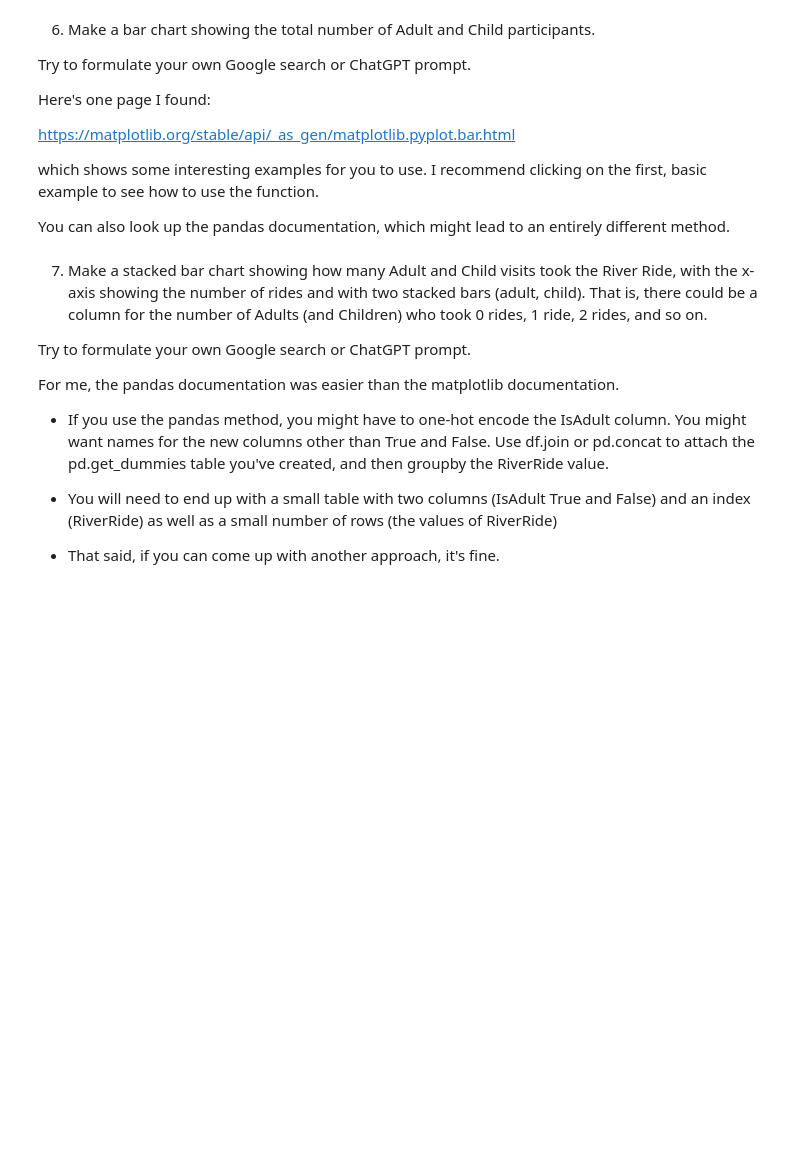
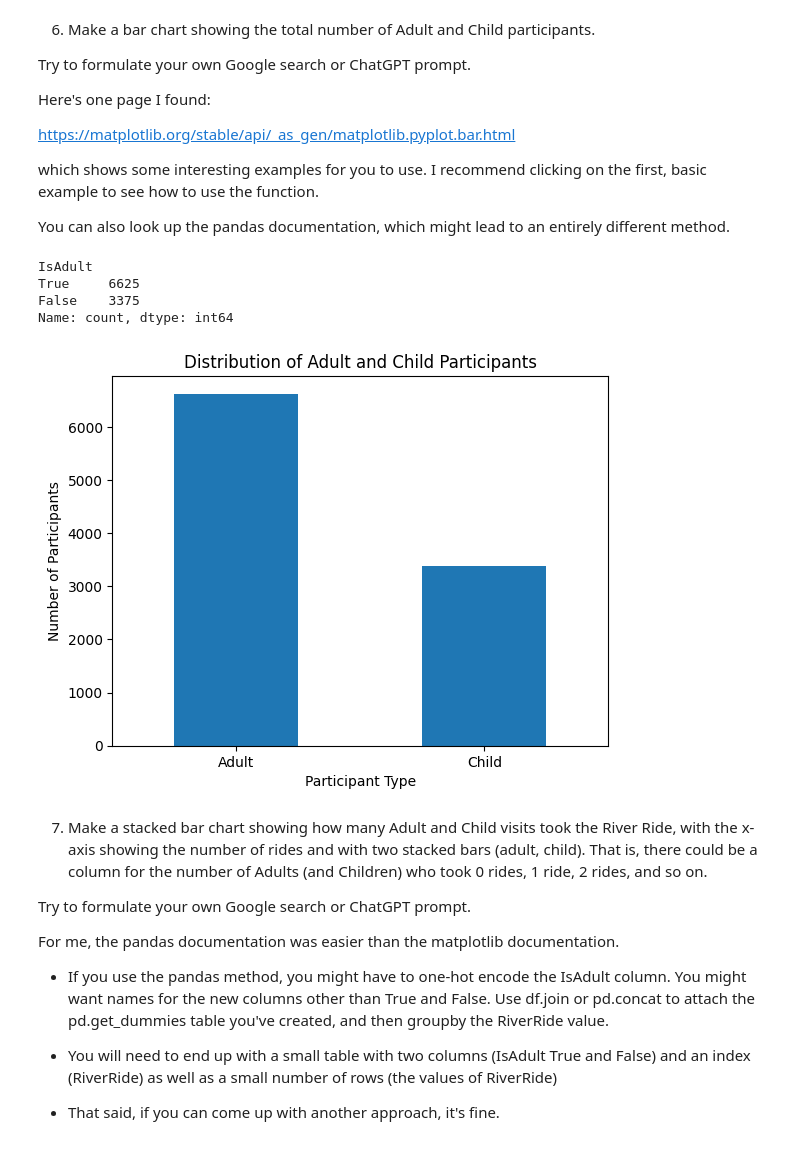
Before and after one commit to salil82/Module-B-semester-2, a Jupyter notebook: OMDS-ModB2-Week3-Deshpande-Salil.ipynb, the cells around one changed output. Cells and saved outputs as stored; diff of their text form; code cells hidden in the pictures; blank space fills up the shorter version.

```diff
--- a/OMDS-ModB2-Week3-Deshpande-Salil.ipynb
+++ b/OMDS-ModB2-Week3-Deshpande-Salil.ipynb
@@ -306,6 +319,28 @@ https://matplotlib.org/stable/api/_as_gen/matplotlib.pyplot.bar.html
 which shows some interesting examples for you to use.  I recommend clicking on the first, basic example to see how to use the function.
 
 You can also look up the pandas documentation, which might lead to an entirely different method.
+# %%
+participant_counts = df['IsAdult'].value_counts()
+print(participant_counts)
+# %% [output]
+IsAdult
+True     6625
+False    3375
+Name: count, dtype: int64
+# %%
+import matplotlib.pyplot as plt
+
+# Map boolean labels to descriptive strings for better readability on the plot
+plot_labels = ['Adult' if x == True else 'Child' for x in participant_counts.index]
+
+# Create the bar chart
+participant_counts.plot.bar(title='Distribution of Adult and Child Participants', rot=0)
+plt.ylabel('Number of Participants')
+plt.xlabel('Participant Type')
+plt.xticks(ticks=range(len(plot_labels)), labels=plot_labels)
+plt.show()
+# %% [output]
+[figure, added]
 # %% [markdown]
 7. Make a stacked bar chart showing how many Adult and Child visits took the River Ride, with the x-axis showing the number of rides and with two stacked bars (adult, child).  That is, there could be a column for the number of Adults (and Children) who took 0 rides, 1 ride, 2 rides, and so on.
 
```
Also changed, not shown: parts of 93 cells of this notebook.
